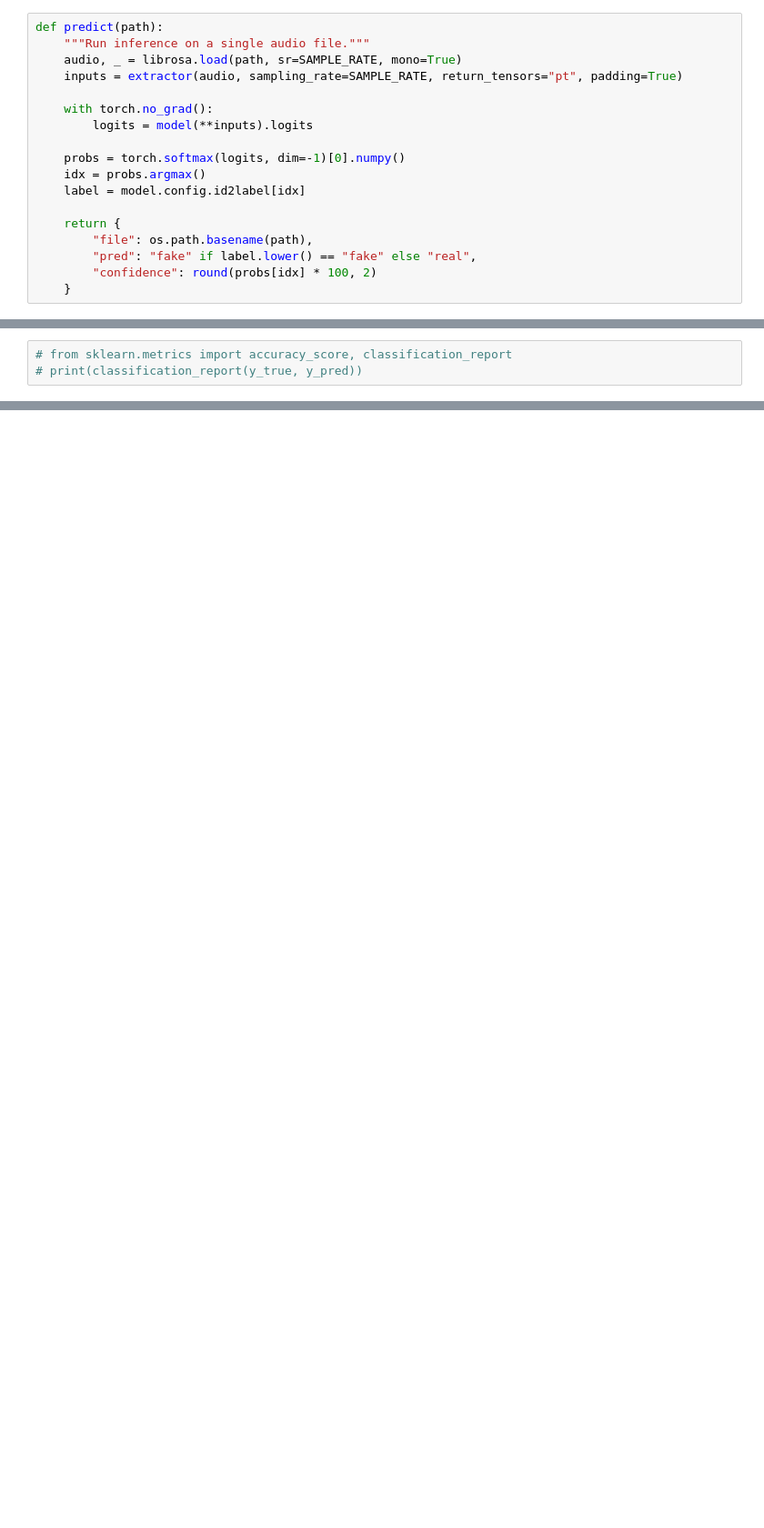
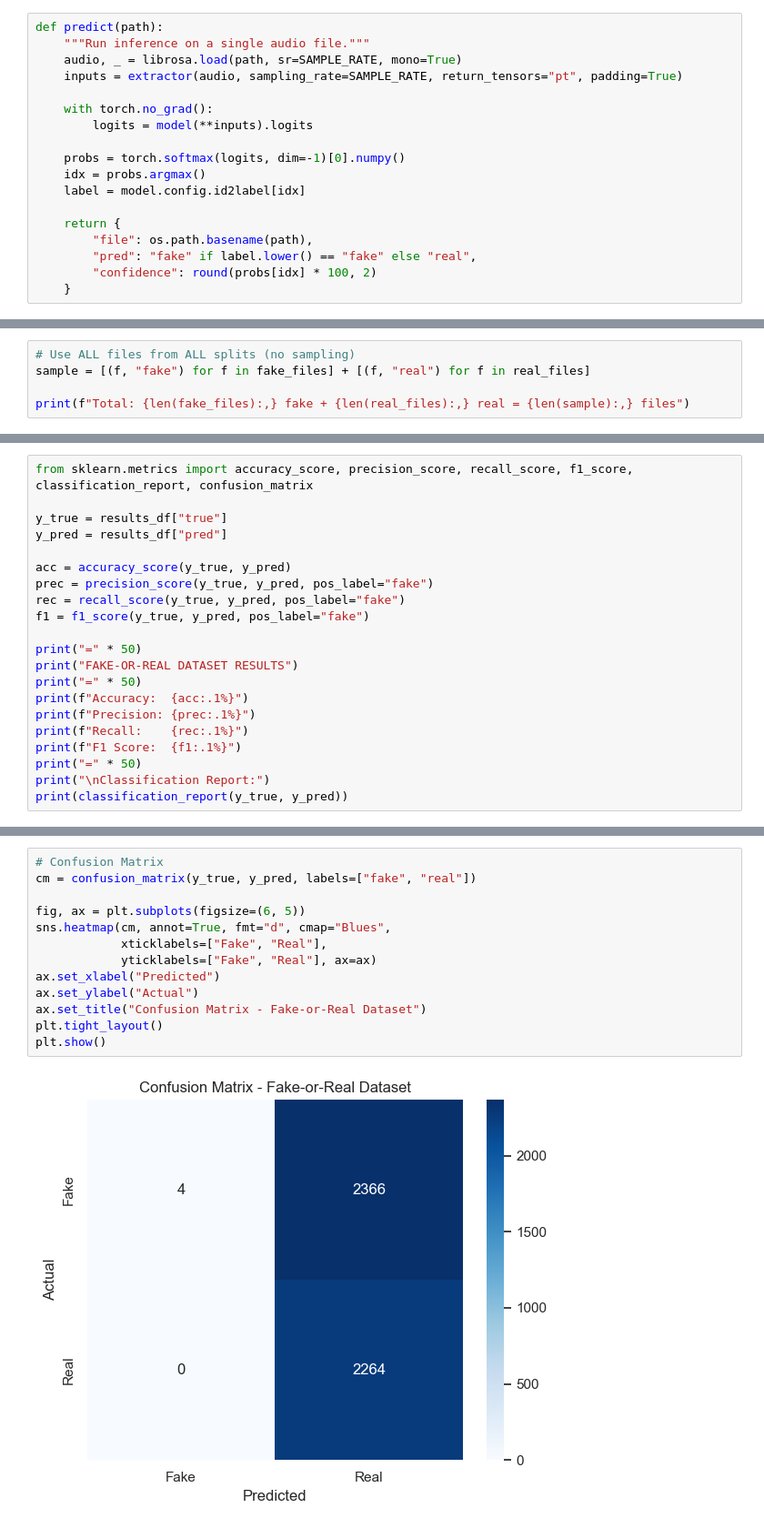
Before and after one commit to em1ru/deepfake-audio-eval, a Jupyter notebook: notebooks/02_fake_or_real.ipynb, the cells around one changed output, grey strips where cells are left out. Shown at 91% size. Saved outputs shown, nothing was run; the diff lists cells and outputs as text; blank space fills up the shorter version.

Commit message:
confusion matrices showing the model has a strong bias towards predicting "real"

```diff
--- a/notebooks/02_fake_or_real.ipynb
+++ b/notebooks/02_fake_or_real.ipynb
@@ -59,0 +78,5 @@ TODO: run on dataset sample
+# %%
+# Use ALL files from ALL splits (no sampling)
+sample = [(f, "fake") for f in fake_files] + [(f, "real") for f in real_files]
+
+print(f"Total: {len(fake_files):,} fake + {len(real_files):,} real = {len(sample):,} files")
@@ -68,3 +116,21 @@ TODO: calculate metrics
 # %%
-# from sklearn.metrics import accuracy_score, classification_report
-# print(classification_report(y_true, y_pred))
+from sklearn.metrics import accuracy_score, precision_score, recall_score, f1_score, classification_report, confusion_matrix
+
+y_true = results_df["true"]
+y_pred = results_df["pred"]
+
+acc = accuracy_score(y_true, y_pred)
+prec = precision_score(y_true, y_pred, pos_label="fake")
+rec = recall_score(y_true, y_pred, pos_label="fake")
+f1 = f1_score(y_true, y_pred, pos_label="fake")
+
+print("=" * 50)
+print("FAKE-OR-REAL DATASET RESULTS")
+print("=" * 50)
+print(f"Accuracy:  {acc:.1%}")
+print(f"Precision: {prec:.1%}")
+print(f"Recall:    {rec:.1%}")
+print(f"F1 Score:  {f1:.1%}")
+print("=" * 50)
+print("\nClassification Report:")
+print(classification_report(y_true, y_pred))
@@ -70,0 +156,15 @@ TODO: calculate metrics
+# %%
+# Confusion Matrix
+cm = confusion_matrix(y_true, y_pred, labels=["fake", "real"])
+
+fig, ax = plt.subplots(figsize=(6, 5))
+sns.heatmap(cm, annot=True, fmt="d", cmap="Blues",
+            xticklabels=["Fake", "Real"],
+            yticklabels=["Fake", "Real"], ax=ax)
+ax.set_xlabel("Predicted")
+ax.set_ylabel("Actual")
+ax.set_title("Confusion Matrix - Fake-or-Real Dataset")
+plt.tight_layout()
+plt.show()
+# %% [output]
+[figure, added]
```
Also changed, not shown: parts of 12 cells of this notebook, 5 other files.
